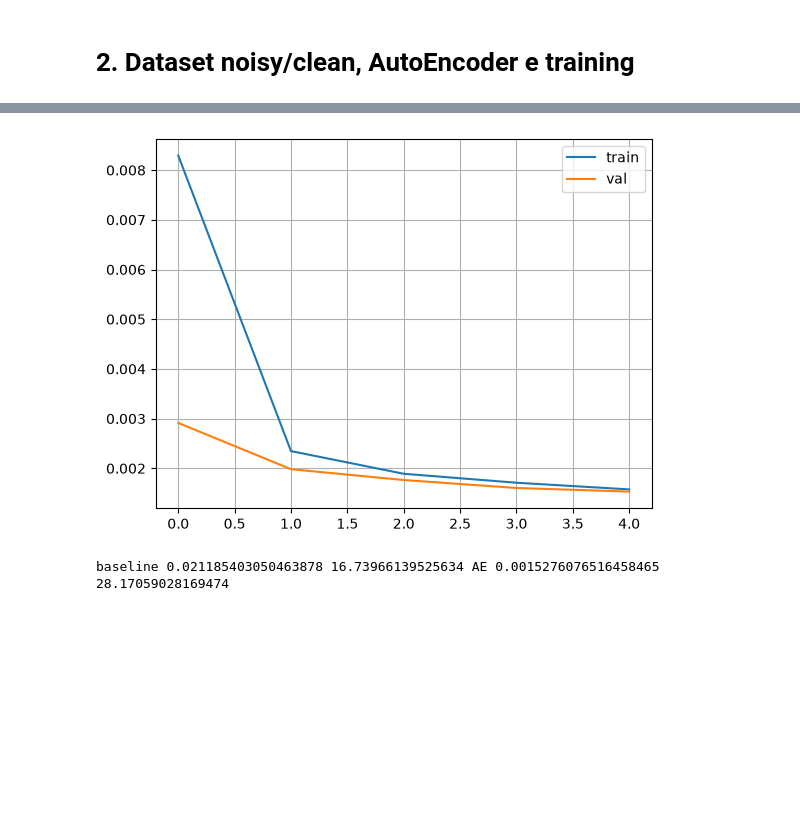
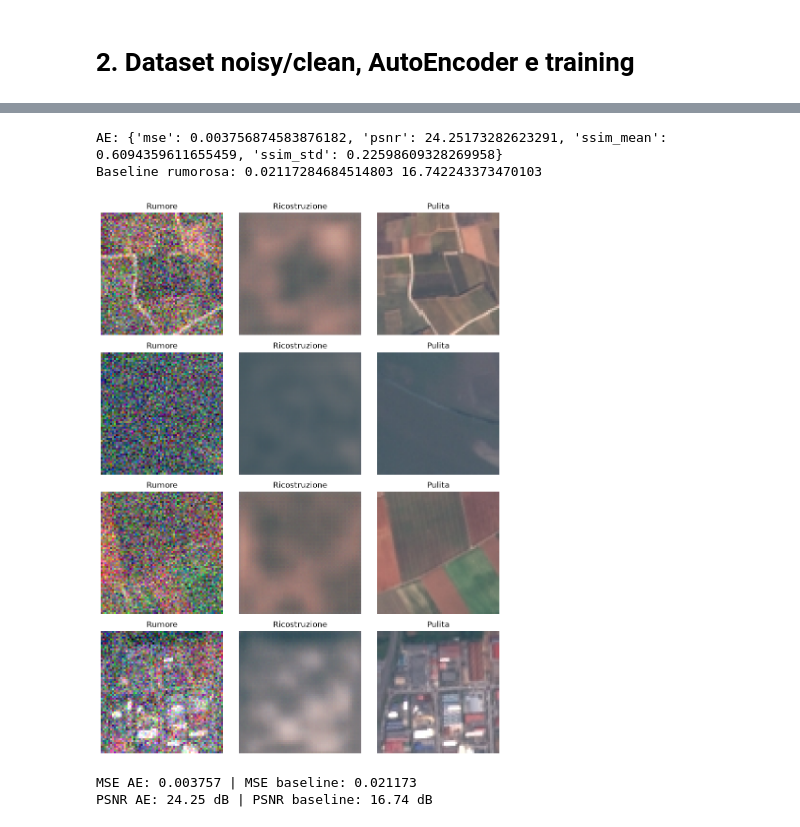
Before and after one commit to alessdt0/eurosat-denoising, a Jupyter notebook: notebooks/02_autoencoder_training.ipynb, the cells around one changed output, grey strips where cells are left out. Saved outputs shown, nothing was run; the diff lists cells and outputs as text; code cells hidden in the pictures; blank space fills up the shorter version.

```diff
--- a/notebooks/02_autoencoder_training.ipynb
+++ b/notebooks/02_autoencoder_training.ipynb
@@ -66,10 +92,58 @@ model.load_state_dict(torch.load(OUT/'autoencoder_best.pt',map_location=DEVICE))
-# %%
-plt.plot(hist['train'],label='train');plt.plot(hist['val'],label='val');plt.legend();plt.grid();plt.show()
-model.eval(); bm=bp=mm=mp=0; count=0
-with torch.no_grad():
- for noisy,clean in te:
-  pred=model(noisy.to(DEVICE)).cpu(); k=len(noisy);count+=k;bm+=mse_score(noisy,clean)*k;bp+=psnr_score(noisy,clean)*k;mm+=mse_score(pred,clean)*k;mp+=psnr_score(pred,clean)*k
-print('baseline',bm/count,bp/count,'AE',mm/count,mp/count)
-# %% [output]
-[figure, removed]
-baseline 0.021185403050463878 16.73966139525634 AE 0.0015276076516458465 28.17059028169474
+# %%
+# Valutazione finale: metriche del modello e baseline dell'immagine rumorosa.
+# `evaluate` mette il modello in modalita' eval e calcola MSE, PSNR e SSIM.
+result = evaluate(model, test_loader, DEVICE)
+print("AE:", result)
+
+# La baseline lascia l'immagine rumorosa invariata.
+# Confrontarla con l'AE mostra se il denoising migliora davvero l'input.
+bm = bp = 0.0
+count = 0
+with torch.no_grad():
+    # NoisyCleanDataset restituisce esattamente `(noisy, clean)`.
+    for noisy, clean in test_loader:
+        batch_size = len(noisy)
+        count += batch_size
+        bm += mse_score(noisy, clean) * batch_size
+        bp += psnr_score(noisy, clean) * batch_size
+baseline_mse = bm / count
+baseline_psnr = bp / count
+print("Baseline rumorosa:", baseline_mse, baseline_psnr)
+
+# Plot qualitativo: immagine rumorosa -> ricostruzione -> target pulito.
+noisy_batch, clean_batch = next(iter(test_loader))
+num_examples = min(4, len(noisy_batch))
+noisy_batch = noisy_batch[:num_examples].cpu()
+clean_batch = clean_batch[:num_examples].cpu()
+
+# Non calcoliamo gradienti durante l'inferenza: riduciamo memoria e costo computazionale.
+with torch.no_grad():
+    recon_batch = model(noisy_batch.to(DEVICE)).cpu()
+
+fig, axes = plt.subplots(num_examples, 3, figsize=(9, 3 * num_examples), squeeze=False)
+for index in range(num_examples):
+    # Ogni immagine e' CHW; Matplotlib richiede il formato HWC.
+    axes[index, 0].imshow(noisy_batch[index].permute(1, 2, 0).numpy())
+    axes[index, 0].set_title("Rumore")
+    axes[index, 0].axis("off")
+
+    axes[index, 1].imshow(recon_batch[index].permute(1, 2, 0).numpy())
+    axes[index, 1].set_title("Ricostruzione")
+    axes[index, 1].axis("off")
+
+    axes[index, 2].imshow(clean_batch[index].permute(1, 2, 0).numpy())
+    axes[index, 2].set_title("Pulita")
+    axes[index, 2].axis("off")
+
+plt.tight_layout()
+plt.show()
+
+# Confronto numerico finale: valori piu' bassi di MSE e piu' alti di PSNR sono migliori.
+print(f"MSE AE: {result['mse']:.6f} | MSE baseline: {baseline_mse:.6f}")
+print(f"PSNR AE: {result['psnr']:.2f} dB | PSNR baseline: {baseline_psnr:.2f} dB")
+# %% [output]
+AE: {'mse': 0.003756874583876182, 'psnr': 24.25173282623291, 'ssim_mean': 0.6094359611655459, 'ssim_std': 0.22598609328269958}
+Baseline rumorosa: 0.02117284684514803 16.742243373470103
+[figure, added]
+MSE AE: 0.003757 | MSE baseline: 0.021173
+PSNR AE: 24.25 dB | PSNR baseline: 16.74 dB
```
Also changed, not shown: parts of 2 cells of this notebook, 10 other files.
